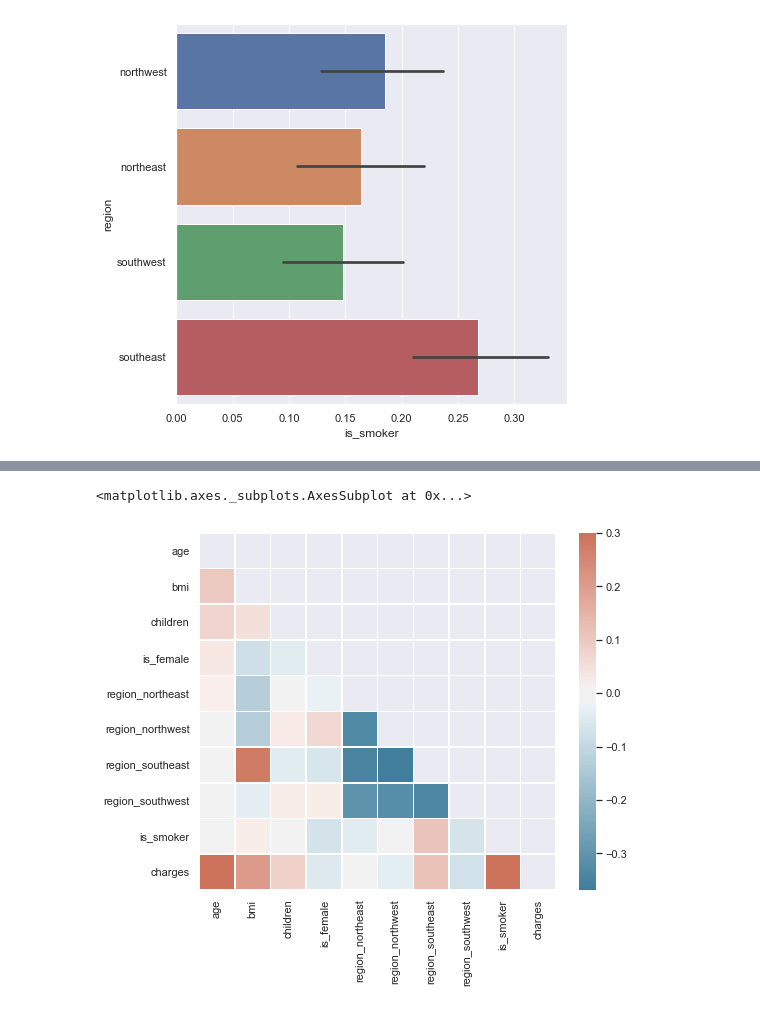
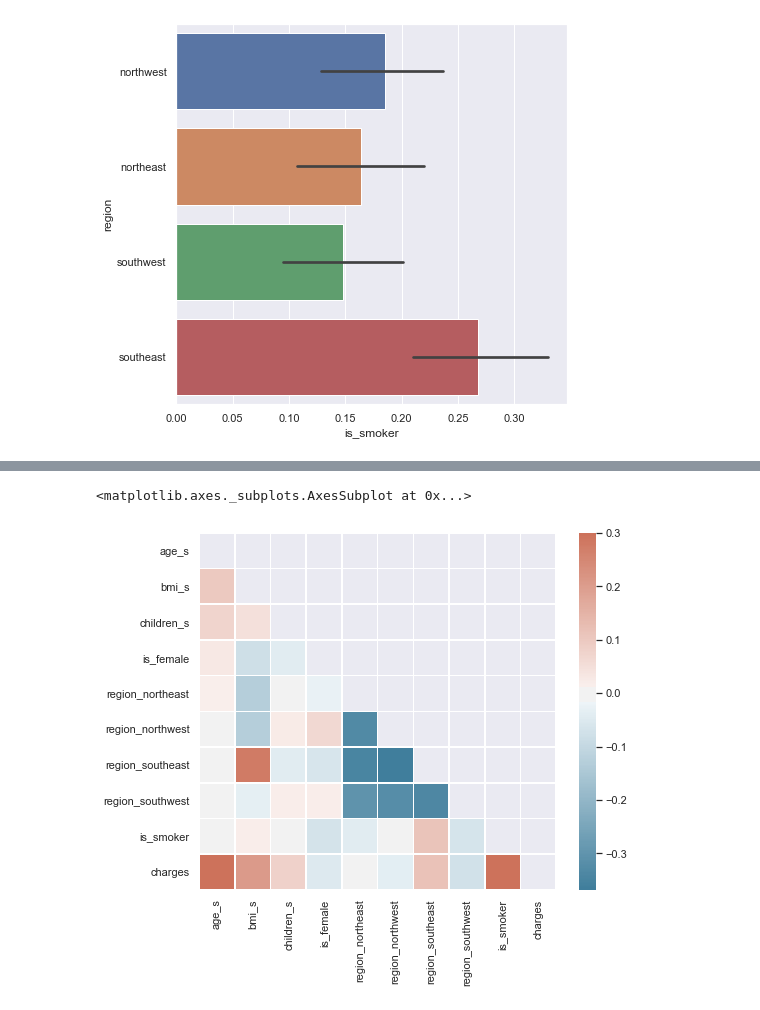
Before and after one commit to SamuelD-Data/medical_cost_project, a Jupyter notebook: medical_cost_notebook.ipynb, the cells around one changed output, grey strips where cells are left out. Drawn from its saved outputs; the diff is of its cells as text; code cells hidden in the pictures.

```diff
--- a/medical_cost_notebook.ipynb
+++ b/medical_cost_notebook.ipynb
@@ -261,22 +268,22 @@ __First Plot 1__
 # %%
 # setting figure size
 sns.set(rc={'figure.figsize':(8,8)})
 
 # specifying columns for heatmap
-heatmap_df = train[['age', 'bmi', 'children', 'is_female', 'region_northeast', 'region_northwest', 'region_southeast', 'region_southwest', 'is_smoker', 'charges']]
+heatmap_df = train[['age_s', 'bmi_s', 'children_s', 'is_female', 'region_northeast', 'region_northwest', 'region_southeast', 'region_southwest', 'is_smoker', 'charges']]
 
 # Compute the correlation matrix
 corr = heatmap_df.corr()
 
 # Generate a mask for the upper triangle
 mask = np.triu(np.ones_like(corr, dtype=bool))
 
 # Generate a custom diverging colormap
 cmap = sns.diverging_palette(230, 20, as_cmap=True)
 
 # Draw the heatmap with the mask and correct aspect ratio
 sns.heatmap(corr, mask = mask, cmap=cmap, vmax=.3, center=0,
             square = True, linewidths=.5, cbar_kws={"shrink": .82})
 # %% [output]
 <matplotlib.axes._subplots.AxesSubplot at 0x...>
-[figure, old version]
+[figure, new version]
```
Also changed, not shown: parts of 3 cells of this notebook.
